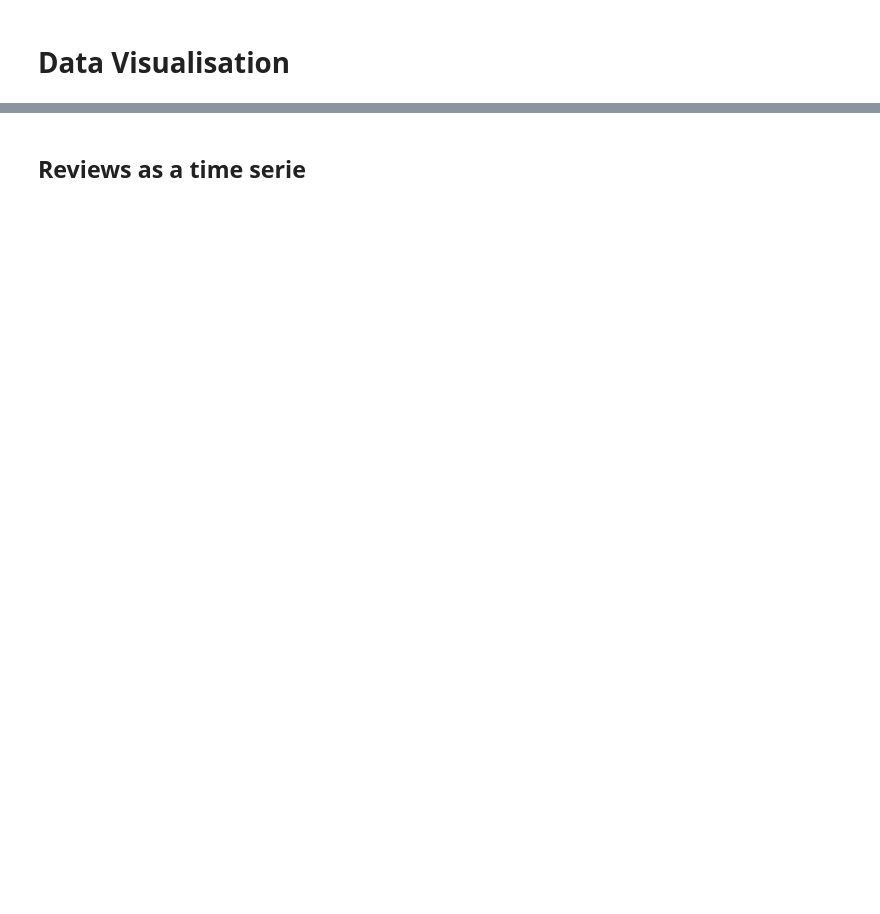
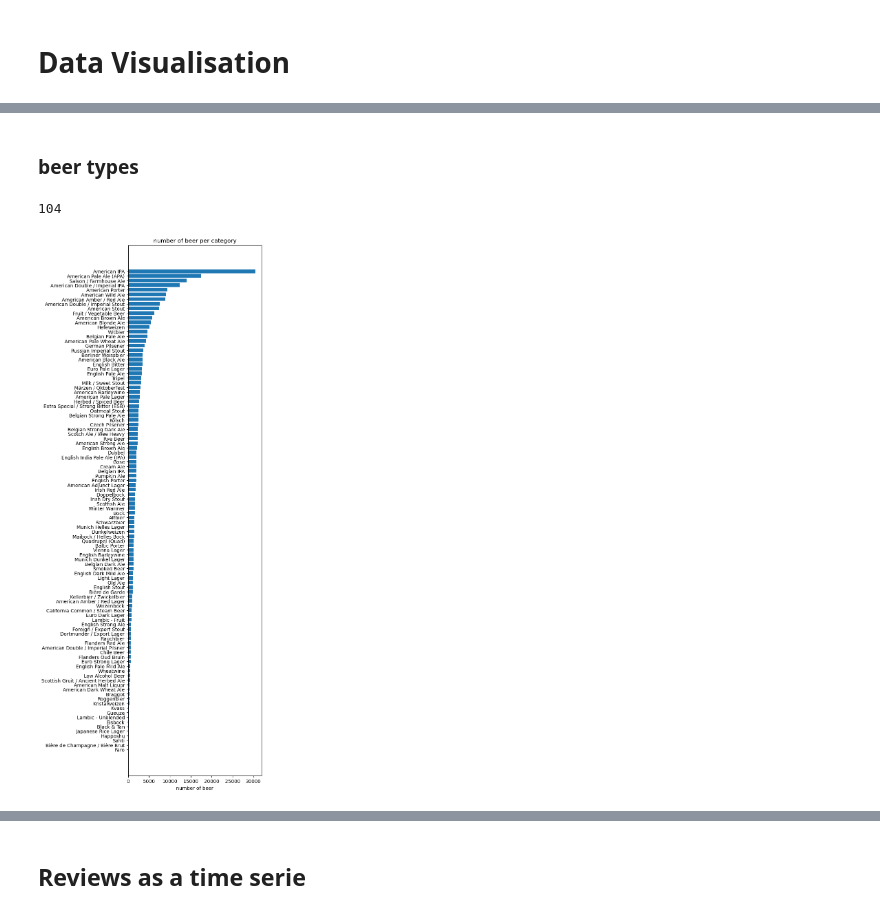
Before and after one commit to mbossert2000/ada_beer, a Jupyter notebook: data_exploration.ipynb, the cells around one changed output, grey strips where cells are left out. Saved outputs shown, nothing was run; the diff lists cells and outputs as text; code cells hidden in the pictures; blank space fills up the shorter version.

```diff
--- a/data_exploration.ipynb
+++ b/data_exploration.ipynb
@@ -36,0 +72,18 @@ df_reviews.set_index(df_reviews["date"])
+# %% [markdown]
+### beer types
+# %%
+#number of types of beer
+style_counts = ba_beers["style"].value_counts()
+print(len(style_counts))
+# %% [output]
+104
+# %%
+fig, ax = plt.subplots(figsize = (5, 20))
+ax.barh(style_counts.index, style_counts, align='center')
+#ax.set_yticks(style_counts.index(), labels=people)
+ax.invert_yaxis()  # labels read top-to-bottom
+ax.set_xlabel('number of beer')
+ax.set_title('number of beer per category')
+plt.show()
+# %% [output]
+[figure, added]
```
Also changed, not shown: parts of 24 cells of this notebook.
